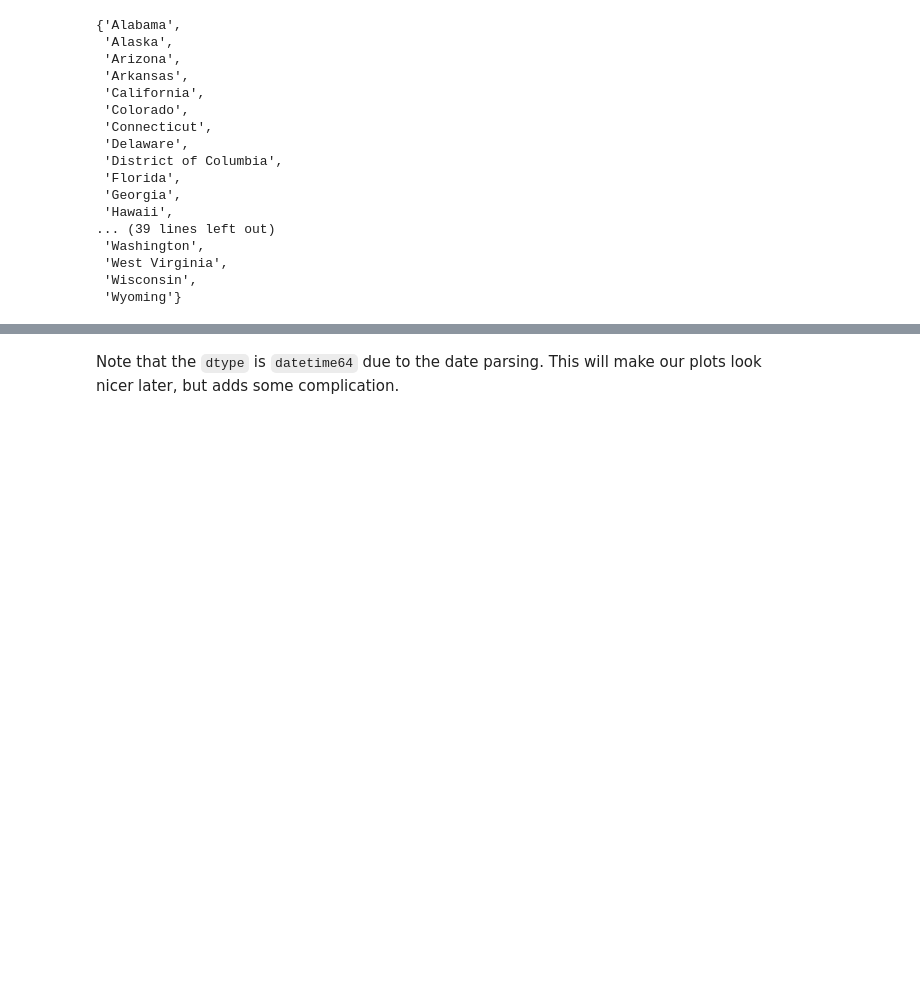
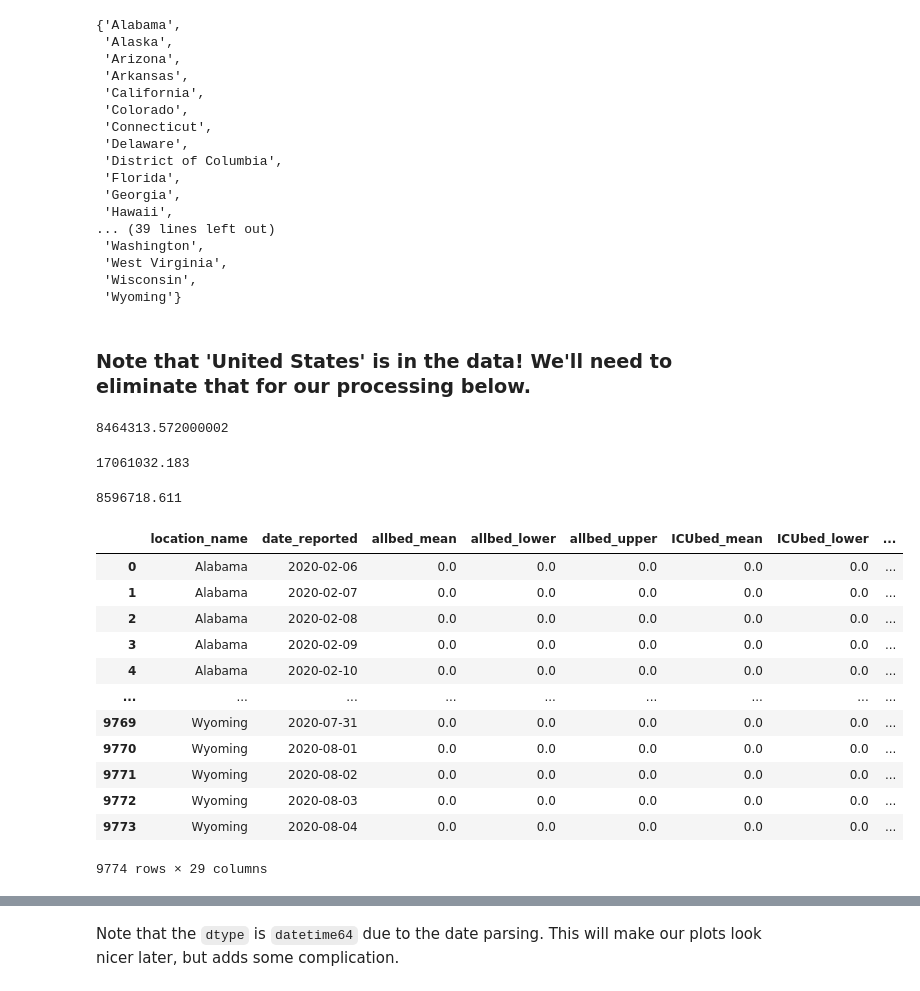
Before and after one commit to sawyerap/PythonDataViz, a Jupyter notebook: COVID.ipynb, the cells around one changed output, grey strips where cells are left out. Saved outputs shown, nothing was run; the diff lists cells and outputs as text; code cells hidden in the pictures; blank space fills up the shorter version.

```diff
--- a/COVID.ipynb
+++ b/COVID.ipynb
@@ -52,3 +52,35 @@ set(df.location_name)
  'West Virginia',
  'Wisconsin',
  'Wyoming'}
+# %% [markdown]
+### Note that 'United States' is in the data!  We'll need to eliminate that for our processing below.
+# %%
+df[df['location_name']=='United States of America']['totdea_mean'].sum()
+# %% [output]
+8464313.572000002
+# %%
+df['totdea_mean'].sum()
+# %% [output]
+17061032.183
+# %%
+df[~(df['location_name']=='United States of America')]['totdea_mean'].sum()
+# %% [output]
+8596718.611
+# %%
+df_states = df[~(df['location_name']=='United States of America')]
+df_states.reset_index(inplace=True, drop=True)
+df_states
+# %% [output]
+|  | location_name | date_reported | allbed_mean | allbed_lower | allbed_upper | ICUbed_mean | ICUbed_lower | ... |
+| 0 | Alabama | 2020-02-06 | 0.0 | 0.0 | 0.0 | 0.0 | 0.0 | ... |
+| 1 | Alabama | 2020-02-07 | 0.0 | 0.0 | 0.0 | 0.0 | 0.0 | ... |
+| 2 | Alabama | 2020-02-08 | 0.0 | 0.0 | 0.0 | 0.0 | 0.0 | ... |
+| 3 | Alabama | 2020-02-09 | 0.0 | 0.0 | 0.0 | 0.0 | 0.0 | ... |
+| 4 | Alabama | 2020-02-10 | 0.0 | 0.0 | 0.0 | 0.0 | 0.0 | ... |
+| ... | ... | ... | ... | ... | ... | ... | ... | ... |
+| 9769 | Wyoming | 2020-07-31 | 0.0 | 0.0 | 0.0 | 0.0 | 0.0 | ... |
+| 9770 | Wyoming | 2020-08-01 | 0.0 | 0.0 | 0.0 | 0.0 | 0.0 | ... |
+| 9771 | Wyoming | 2020-08-02 | 0.0 | 0.0 | 0.0 | 0.0 | 0.0 | ... |
+| 9772 | Wyoming | 2020-08-03 | 0.0 | 0.0 | 0.0 | 0.0 | 0.0 | ... |
+| 9773 | Wyoming | 2020-08-04 | 0.0 | 0.0 | 0.0 | 0.0 | 0.0 | ... |
+9774 rows × 29 columns
```
Also changed, not shown: parts of 16 cells of this notebook, 2 other files.
